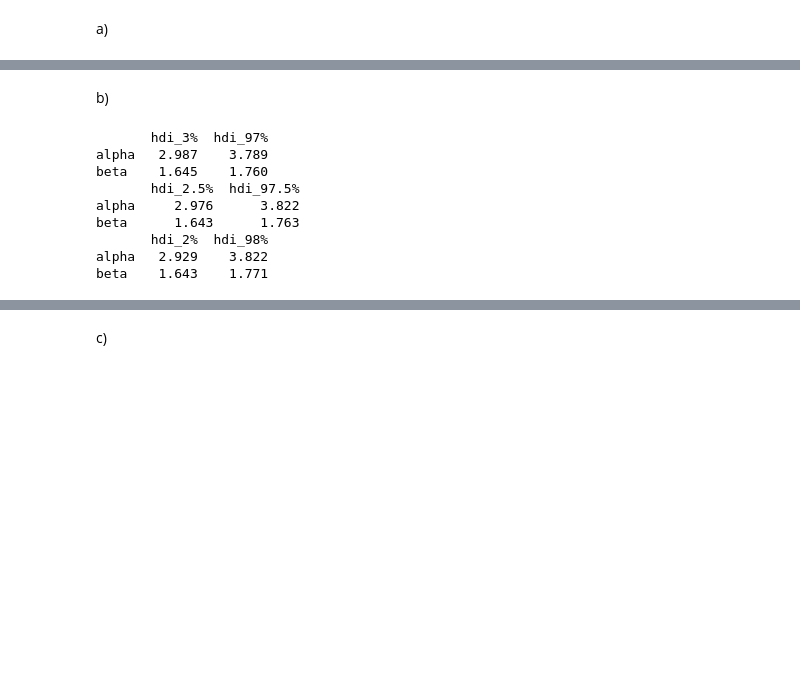
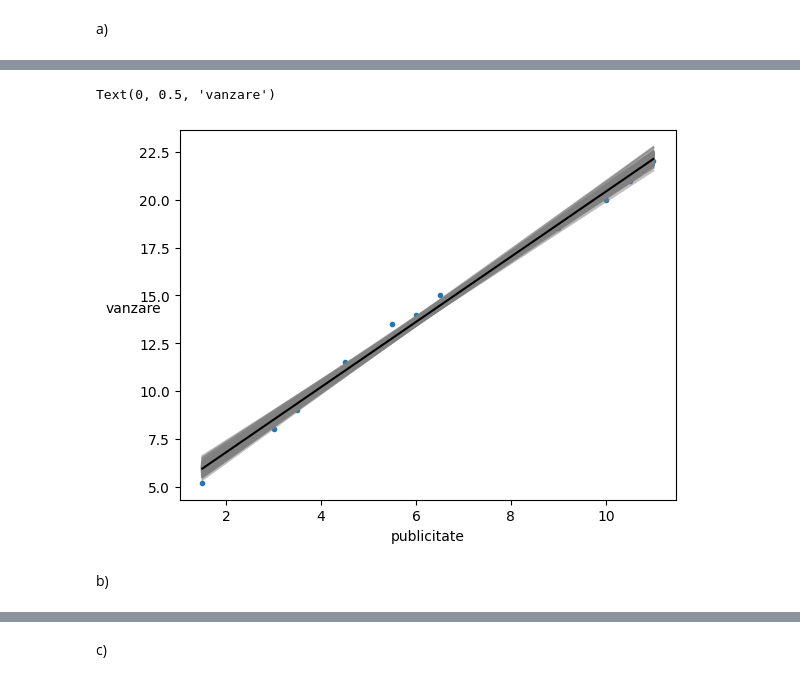
Before and after one commit to Insomnia2304/PMP-2024, a Jupyter notebook: Lab09/Tema7.ipynb, the cells around one changed output, grey strips where cells are left out. Saved outputs shown, nothing was run; the diff lists cells and outputs as text; code cells hidden in the pictures; blank space fills up the shorter version.

```diff
--- a/Lab09/Tema7.ipynb
+++ b/Lab09/Tema7.ipynb
@@ -123,17 +120,15 @@ array([[<Axes: title={'center': 'alpha'}>,
+# %%
+plt.plot(x, y, 'C0.')
+posterior_g = idata_g.posterior.stack(samples={"chain", "draw"})
+alpha_m = posterior_g['alpha'].mean().item()
+beta_m = posterior_g['beta'].mean().item()
+draws = range(0, posterior_g.samples.size, 10)
+plt.plot(x, posterior_g['alpha'][draws].values + posterior_g['beta'][draws].values * np.array(x)[:,None], c='gray', alpha=0.5)
+plt.plot(x, alpha_m + beta_m * np.array(x), c='k', label=f'y = {alpha_m:.2f} + {beta_m:.2f} * x')
+plt.xlabel('publicitate')
+plt.ylabel('vanzare', rotation=0)
+# %% [output]
+Text(0, 0.5, 'vanzare')
+[figure, added]
 # %% [markdown]
 b)
-# %%
-for hdi_prob in [0.94, 0.95, 0.96]:
-    summary_stats = az.summary(idata_g, var_names=['alpha', 'beta'], hdi_prob=hdi_prob)
-    selected_columns = summary_stats.iloc[:, [2, 3]]
-    print(selected_columns)
-# %% [output]
-       hdi_3%  hdi_97%
-alpha   2.987    3.789
-beta    1.645    1.760
-       hdi_2.5%  hdi_97.5%
-alpha     2.976      3.822
-beta      1.643      1.763
-       hdi_2%  hdi_98%
-alpha   2.929    3.822
-beta    1.643    1.771
```
Also changed, not shown: parts of 6 cells of this notebook.
